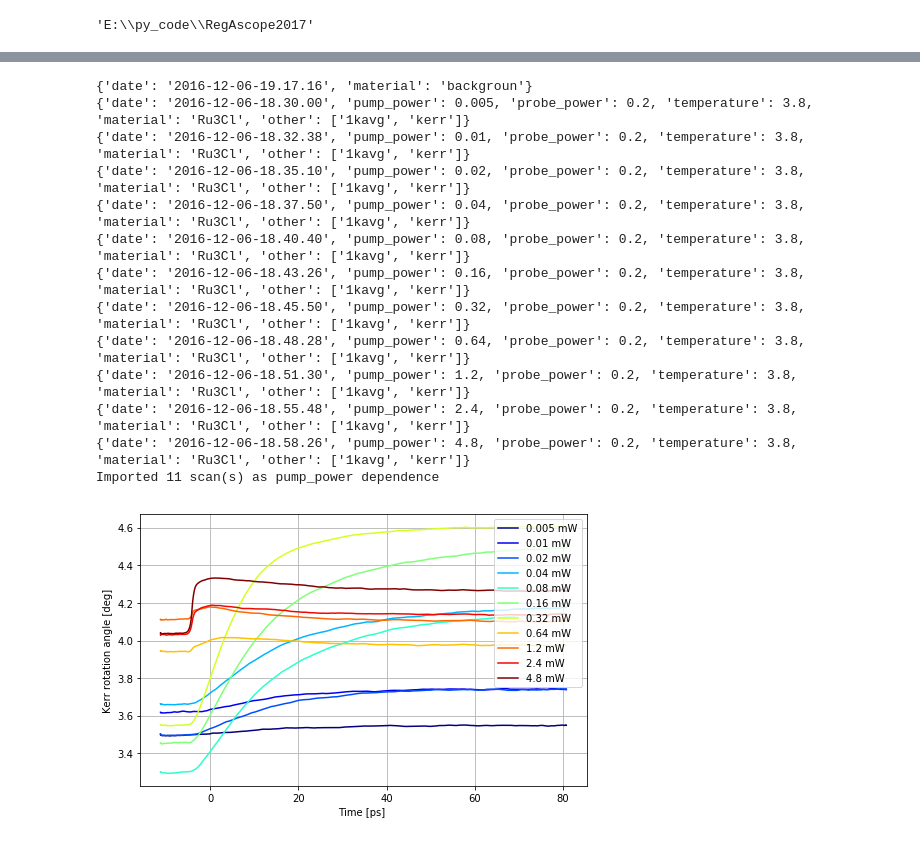
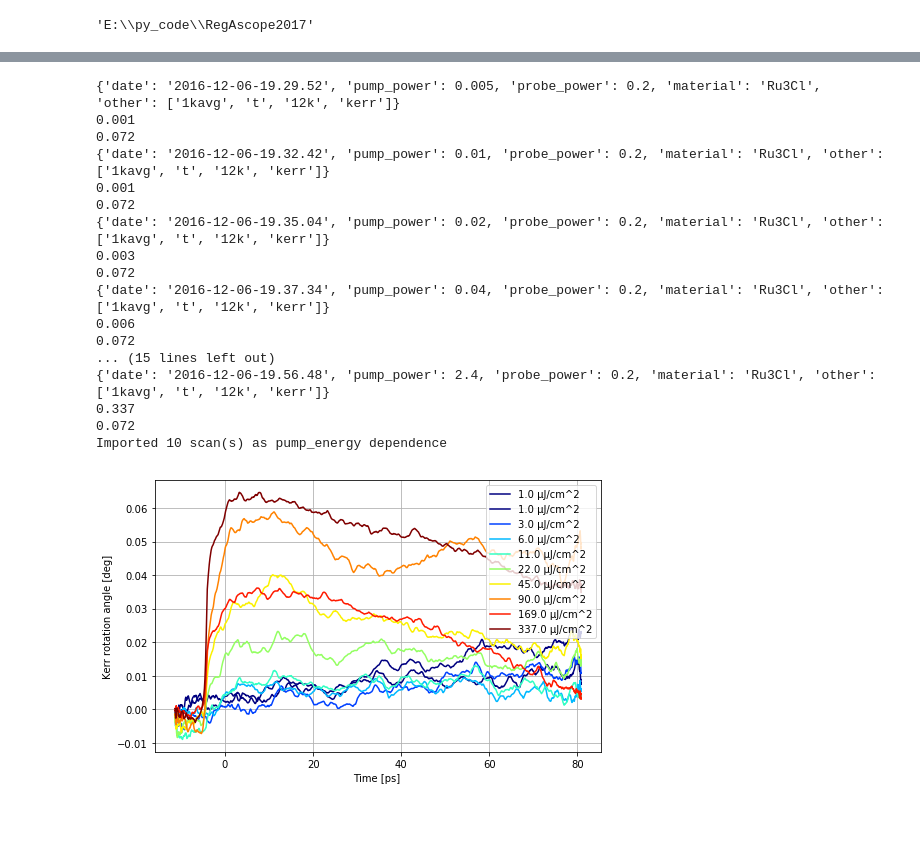
Before and after one commit to steinnymir/RegAscope2017, a Jupyter notebook: RuCl3 18-12-2017.ipynb, the cells around one changed output, grey strips where cells are left out. Drawn from its saved outputs; the diff is of its cells as text; code cells hidden in the pictures.

```diff
--- a/RuCl3 18-12-2017.ipynb
+++ b/RuCl3 18-12-2017.ipynb
@@ -167,12 +167,12 @@ for i in range(len(files)):
         tr.import_file(filepath + files[i],cleanData=False, key_parameter = key_parameter, description=description)
         tr.pump_spot = pump_spot
         tr.probe_spot = probe_spot
-#         tr.calc_energy_densities()
+        tr.calc_energy_densities()
         tr.crop_time_scale()
         tr.shift_time(t0)
         tr.filter_low_pass(cutFreq)
     #     tr.flip_trace()
-#         tr.remove_DC_offset()
+        tr.remove_DC_offset()
         tr.flip_time()
         tr.trace = (tr.trace - norm_file.trace) * 120
         k_parameters.append(float(getattr(tr,key_parameter)))
@@ -209,7 +209,7 @@ ax.legend(lbLines, lbVals, loc='upper right')
 plt.ylabel('Kerr rotation angle [deg]')
 plt.xlabel('Time [ps] ')
 ax.grid()
-# plt.savefig('e:/Steinn/Data/RuCl3/kerr rotation temperature - no DC correction.png')
+plt.savefig('e:/Data/RuCl3/kerr rotation temperature.png')
 # %% [output]
 {'date': '2016-12-06-20.25.46', 'material': 'backgroun'}
 {'date': '2016-12-06-20.04.18', 'pump_power': 0.16, 'probe_power': 0.2, 'temperature': 3.9, 'material': 'Ru3Cl', 'other': ['1kavg', 'kerr']}
@@ -221,12 +229,12 @@ Imported 4 scan(s) as temperature dependence
 # %%
 tr = transient.Transient()
 
-filepath = 'E:/data/RuCl3/kerr_rotation/fluence_3.8K/'
+filepath = 'E:/data/RuCl3/kerr_rotation/fluence_12K/'
 pump_spot = 80
 probe_spot = 50
 cutFreq = 0.01 # THz
 t0 = 80
-key_parameter = 'pump_power'
+key_parameter = 'pump_energy'
 description = ''
 
 ###########################
@@ -249,61 +257,71 @@ for i in range(len(files)):
         tr.import_file(filepath + files[i],cleanData=False, key_parameter = key_parameter, description=description)
         tr.pump_spot = pump_spot
         tr.probe_spot = probe_spot
-#         tr.calc_energy_densities()
+        tr.calc_energy_densities()
         tr.crop_time_scale()
         tr.shift_time(t0)
         tr.filter_low_pass(cutFreq)
     #     tr.flip_trace()
-#         tr.remove_DC_offset()
+        tr.remove_DC_offset()
         tr.flip_time()
-        tr.trace = (tr.trace - norm_file.trace) * 120
+        if i <8:
+            tr.trace = (tr.trace - norm_file.trace) * 120
+        else:
+            tr.trace = (tr.trace) * 120
+
         k_parameters.append(float(getattr(tr,key_parameter)))
-    #     tr.trace = np.divide(tr.trace,max(tr.trace))
+#         tr.trace = np.divide(tr.trace,max(tr.trace))
+#         tr.trace = np.divide(tr.trace,max(tr.trace))
+
         scanList.append(tr)
 
 print('Imported {0} scan(s) as {1} dependence'.format(len(scanList),scanList[0].key_parameter))
 
 
 fig = plt.figure(figsize=(8,5))
 ax = fig.add_subplot(111)
 jet = cm = plt.get_cmap('jet')
 cNormLog = colors.LogNorm(vmin=min(k_parameters), vmax=max(k_parameters))
 cNorm  = colors.Normalize(vmin=min(k_parameters), vmax=max(k_parameters))
 scalarMap = cmx.ScalarMappable(norm=cNormLog, cmap=jet)
 lines = []
 for idx in range(len(scanList)):
     colorVal = scalarMap.to_rgba(getattr(scanList[idx],key_parameter))
     retLine, = ax.plot(scanList[idx].time, scanList[idx].trace, color=colorVal)
     lines.append(retLine)
 # make labels
     labels = []
 for i in range(len(lines)):
     labels.append((lines[i],k_parameters[i]))
 labels = sorted(labels, key=lambda kpar: float(kpar[1]))
 lbLines=[]
 lbVals=[]
 for i in range(len(labels)):
     lbLines.append(labels[i][0])
-    lbVals.append('{} mW'.format(labels[i][1]))
+    lbVals.append('{} µJ/cm^2'.format(labels[i][1]*1000))
 ax.legend(lbLines, lbVals, loc='upper right')
 # plt.xlim((-5,5))
 # plt.ylim((-0.0002,0.0008))
 plt.ylabel('Kerr rotation angle [deg]')
 plt.xlabel('Time [ps] ')
 ax.grid()
-# plt.savefig('e:/Steinn/Data/RuCl3/kerr rotation temperature - no DC correction.png')
+plt.savefig('e:/Data/RuCl3/kerr rotation power - 12K norm.png')
 # %% [output]
-{'date': '2016-12-06-19.17.16', 'material': 'backgroun'}
-{'date': '2016-12-06-18.30.00', 'pump_power': 0.005, 'probe_power': 0.2, 'temperature': 3.8, 'material': 'Ru3Cl', 'other': ['1kavg', 'kerr']}
-{'date': '2016-12-06-18.32.38', 'pump_power': 0.01, 'probe_power': 0.2, 'temperature': 3.8, 'material': 'Ru3Cl', 'other': ['1kavg', 'kerr']}
-{'date': '2016-12-06-18.35.10', 'pump_power': 0.02, 'probe_power': 0.2, 'temperature': 3.8, 'material': 'Ru3Cl', 'other': ['1kavg', 'kerr']}
-{'date': '2016-12-06-18.37.50', 'pump_power': 0.04, 'probe_power': 0.2, 'temperature': 3.8, 'material': 'Ru3Cl', 'other': ['1kavg', 'kerr']}
-{'date': '2016-12-06-18.40.40', 'pump_power': 0.08, 'probe_power': 0.2, 'temperature': 3.8, 'material': 'Ru3Cl', 'other': ['1kavg', 'kerr']}
-{'date': '2016-12-06-18.43.26', 'pump_power': 0.16, 'probe_power': 0.2, 'temperature': 3.8, 'material': 'Ru3Cl', 'other': ['1kavg', 'kerr']}
-{'date': '2016-12-06-18.45.50', 'pump_power': 0.32, 'probe_power': 0.2, 'temperature': 3.8, 'material': 'Ru3Cl', 'other': ['1kavg', 'kerr']}
-{'date': '2016-12-06-18.48.28', 'pump_power': 0.64, 'probe_power': 0.2, 'temperature': 3.8, 'material': 'Ru3Cl', 'other': ['1kavg', 'kerr']}
-{'date': '2016-12-06-18.51.30', 'pump_power': 1.2, 'probe_power': 0.2, 'temperature': 3.8, 'material': 'Ru3Cl', 'other': ['1kavg', 'kerr']}
-{'date': '2016-12-06-18.55.48', 'pump_power': 2.4, 'probe_power': 0.2, 'temperature': 3.8, 'material': 'Ru3Cl', 'other': ['1kavg', 'kerr']}
-{'date': '2016-12-06-18.58.26', 'pump_power': 4.8, 'probe_power': 0.2, 'temperature': 3.8, 'material': 'Ru3Cl', 'other': ['1kavg', 'kerr']}
-Imported 11 scan(s) as pump_power dependence
+{'date': '2016-12-06-19.29.52', 'pump_power': 0.005, 'probe_power': 0.2, 'material': 'Ru3Cl', 'other': ['1kavg', 't', '12k', 'kerr']}
+0.001
+0.072
+{'date': '2016-12-06-19.32.42', 'pump_power': 0.01, 'probe_power': 0.2, 'material': 'Ru3Cl', 'other': ['1kavg', 't', '12k', 'kerr']}
+0.001
+0.072
+{'date': '2016-12-06-19.35.04', 'pump_power': 0.02, 'probe_power': 0.2, 'material': 'Ru3Cl', 'other': ['1kavg', 't', '12k', 'kerr']}
+0.003
+0.072
+{'date': '2016-12-06-19.37.34', 'pump_power': 0.04, 'probe_power': 0.2, 'material': 'Ru3Cl', 'other': ['1kavg', 't', '12k', 'kerr']}
+0.006
+0.072
+... (15 lines left out)
+{'date': '2016-12-06-19.56.48', 'pump_power': 2.4, 'probe_power': 0.2, 'material': 'Ru3Cl', 'other': ['1kavg', 't', '12k', 'kerr']}
+0.337
+0.072
+Imported 10 scan(s) as pump_energy dependence
-[figure, old version]
+[figure, new version]
```
Also changed, not shown: parts of 1 cell of this notebook.
